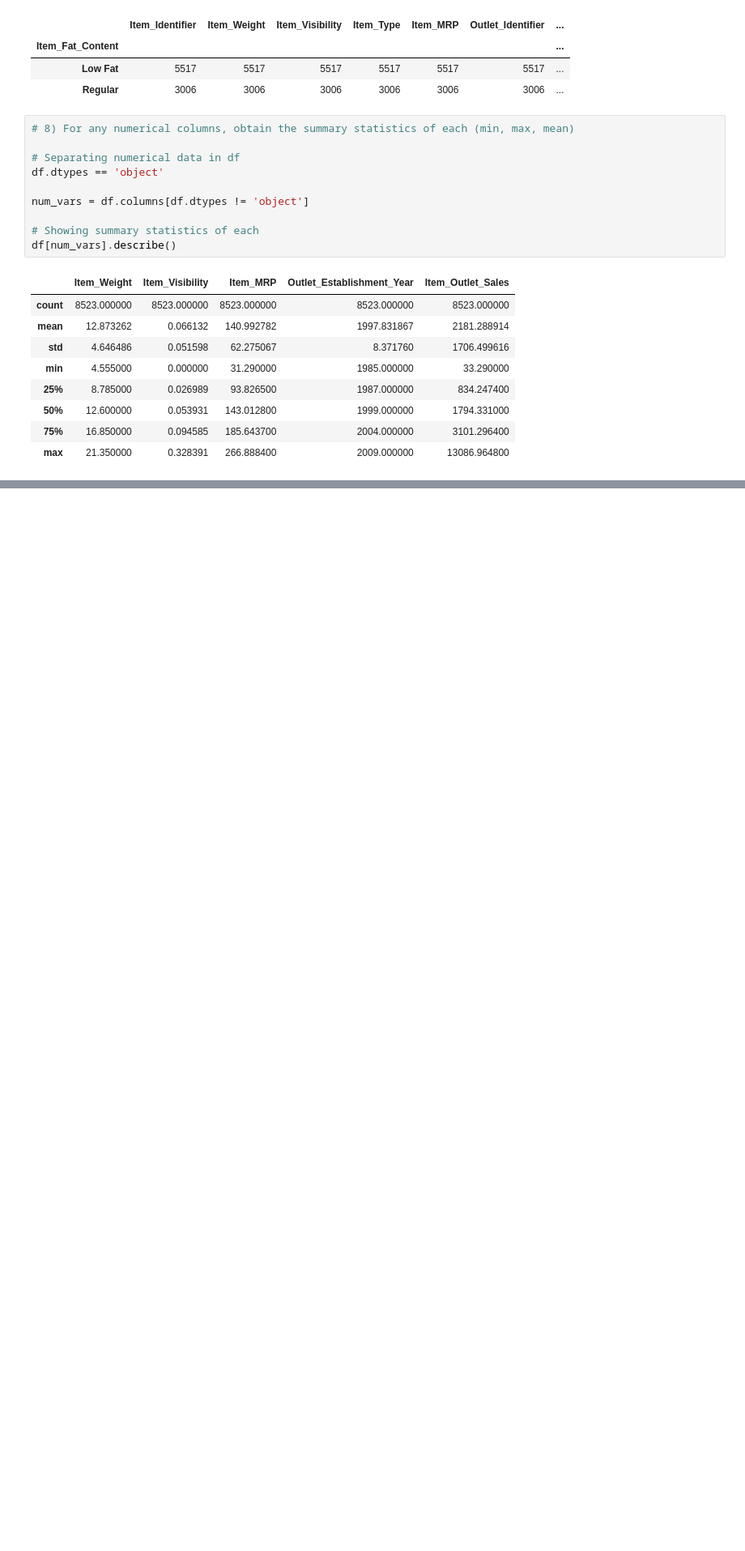
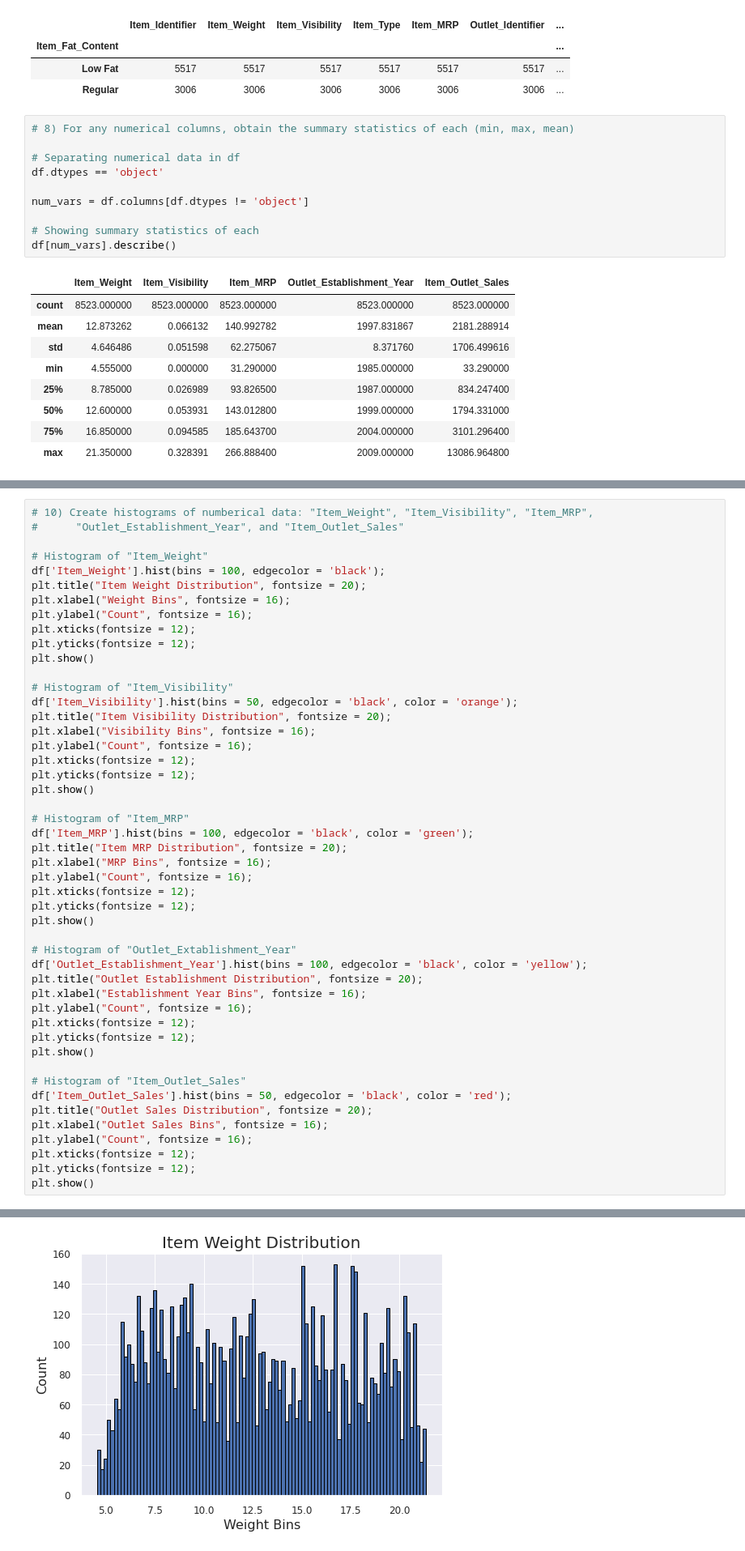
Before and after one commit to khixson1/Food_Sales_Prediction, a Jupyter notebook: Food_Sales_Predictions.ipynb, the cells around one changed output, grey strips where cells are left out. Shown: that part at 81% size. Saved outputs shown, nothing was run; the diff lists cells and outputs as text; blank space fills up the shorter version.

```diff
--- a/Food_Sales_Predictions.ipynb
+++ b/Food_Sales_Predictions.ipynb
@@ -200,0 +214,49 @@ df[num_vars].describe()
+# %%
+# 10) Create histograms of numberical data: "Item_Weight", "Item_Visibility", "Item_MRP",
+#      "Outlet_Establishment_Year", and "Item_Outlet_Sales"
+
+# Histogram of "Item_Weight"
+df['Item_Weight'].hist(bins = 100, edgecolor = 'black');
+plt.title("Item Weight Distribution", fontsize = 20);
+plt.xlabel("Weight Bins", fontsize = 16);
+plt.ylabel("Count", fontsize = 16);
+plt.xticks(fontsize = 12);
+plt.yticks(fontsize = 12);
+plt.show()
+
+# Histogram of "Item_Visibility"
+df['Item_Visibility'].hist(bins = 50, edgecolor = 'black', color = 'orange');
+plt.title("Item Visibility Distribution", fontsize = 20);
+plt.xlabel("Visibility Bins", fontsize = 16);
+plt.ylabel("Count", fontsize = 16);
+plt.xticks(fontsize = 12);
+plt.yticks(fontsize = 12);
+plt.show()
+
+# Histogram of "Item_MRP"
+df['Item_MRP'].hist(bins = 100, edgecolor = 'black', color = 'green');
+plt.title("Item MRP Distribution", fontsize = 20);
+plt.xlabel("MRP Bins", fontsize = 16);
+plt.ylabel("Count", fontsize = 16);
+plt.xticks(fontsize = 12);
+plt.yticks(fontsize = 12);
+plt.show()
+
+# Histogram of "Outlet_Extablishment_Year"
+df['Outlet_Establishment_Year'].hist(bins = 100, edgecolor = 'black', color = 'yellow');
+plt.title("Outlet Establishment Distribution", fontsize = 20);
+plt.xlabel("Establishment Year Bins", fontsize = 16);
+plt.ylabel("Count", fontsize = 16);
+plt.xticks(fontsize = 12);
+plt.yticks(fontsize = 12);
+plt.show()
+
+# Histogram of "Item_Outlet_Sales"
+df['Item_Outlet_Sales'].hist(bins = 50, edgecolor = 'black', color = 'red');
+plt.title("Outlet Sales Distribution", fontsize = 20);
+plt.xlabel("Outlet Sales Bins", fontsize = 16);
+plt.ylabel("Count", fontsize = 16);
+plt.xticks(fontsize = 12);
+plt.yticks(fontsize = 12);
+plt.show()
+# %% [output]
@@ -200,0 +265 @@ df[num_vars].describe()
+[figure, added]
```
Also changed, not shown: parts of 7 cells of this notebook.
